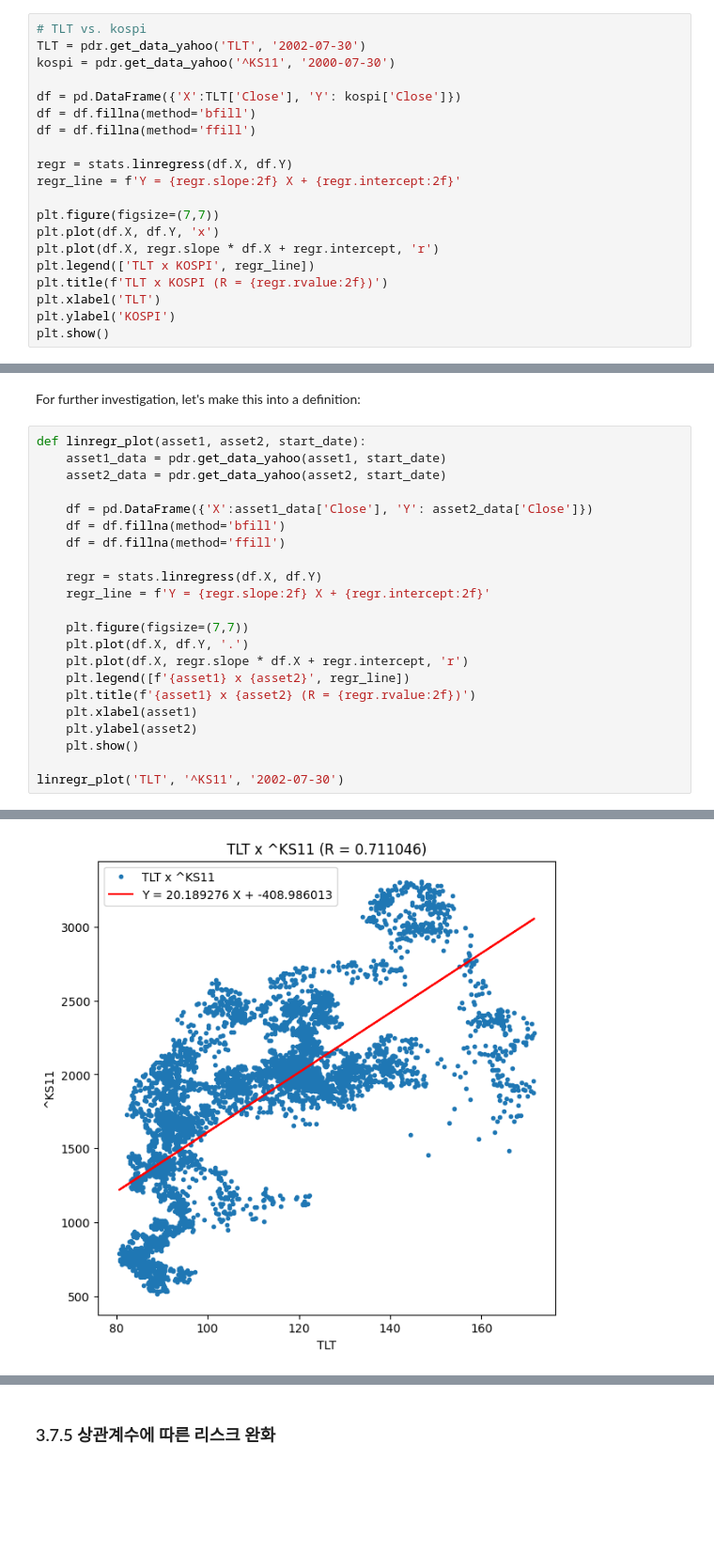
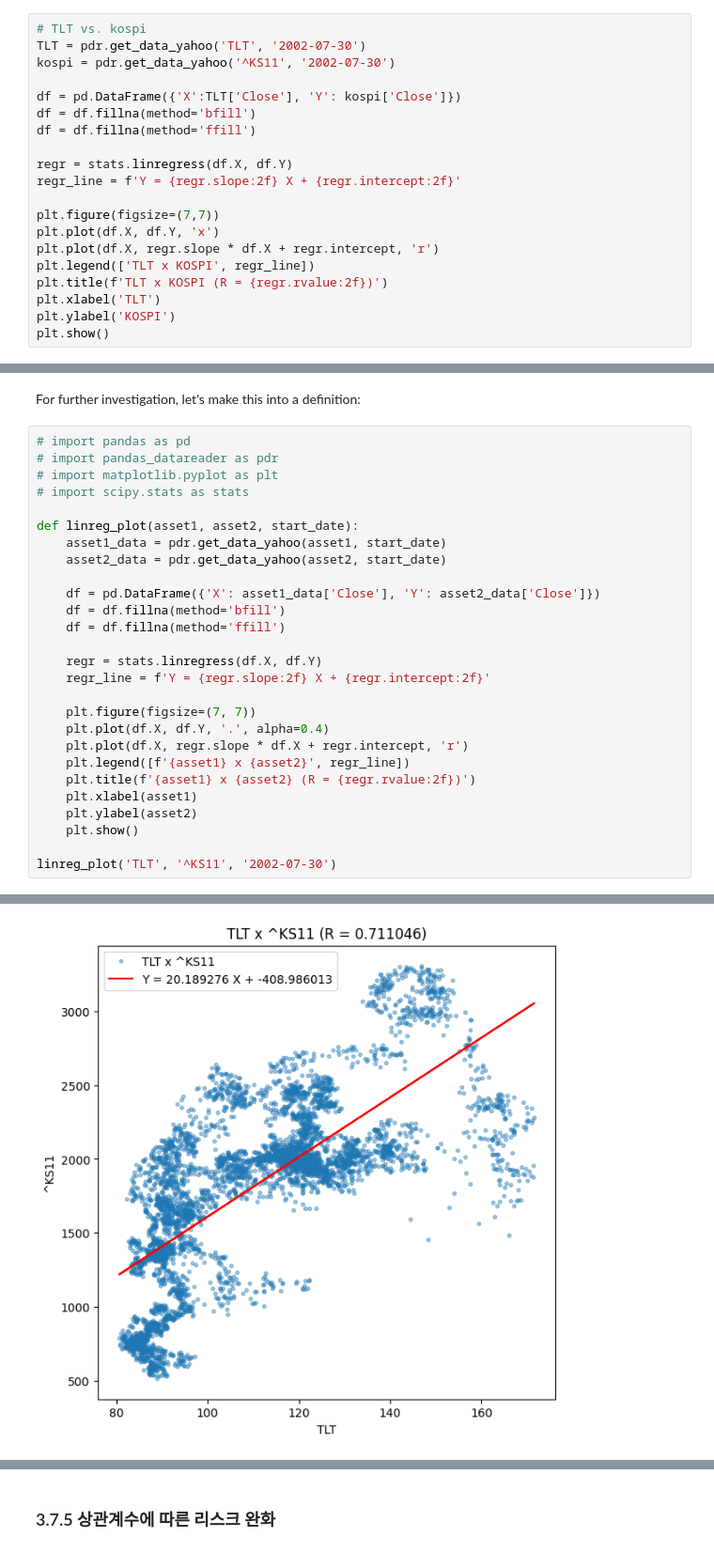
Before and after one commit to wolfinwallst/Financial_Engineering_and_Risk_Management, a Jupyter notebook: 파이썬 증권 데이터 분석/3장 팬더스를 활용한 데이터 분석.ipynb, the cells around one changed output, grey strips where cells are left out. Shown at 94% size. Drawn from its saved outputs; the diff is of its cells as text; blank space fills up the shorter version.

```diff
--- a/파이썬 증권 데이터 분석/3장 팬더스를 활용한 데이터 분석.ipynb
+++ b/파이썬 증권 데이터 분석/3장 팬더스를 활용한 데이터 분석.ipynb
@@ -669,7 +669,7 @@ Intuitively R-squared between them are smaller than that of above result(DJI vs.
 # %%
 # TLT vs. kospi
 TLT = pdr.get_data_yahoo('TLT', '2002-07-30')
-kospi = pdr.get_data_yahoo('^KS11', '2000-07-30')
+kospi = pdr.get_data_yahoo('^KS11', '2002-07-30')
 
 df = pd.DataFrame({'X':TLT['Close'], 'Y': kospi['Close']})
 df = df.fillna(method='bfill')
@@ -693,28 +693,33 @@ plt.show()
 # %% [markdown]
 For further investigation, let's make this into a definition:
 # %%
-def linregr_plot(asset1, asset2, start_date):
+# import pandas as pd
+# import pandas_datareader as pdr
+# import matplotlib.pyplot as plt
+# import scipy.stats as stats
+
+def linreg_plot(asset1, asset2, start_date):
     asset1_data = pdr.get_data_yahoo(asset1, start_date)
     asset2_data = pdr.get_data_yahoo(asset2, start_date)
 
-    df = pd.DataFrame({'X':asset1_data['Close'], 'Y': asset2_data['Close']})
+    df = pd.DataFrame({'X': asset1_data['Close'], 'Y': asset2_data['Close']})
     df = df.fillna(method='bfill')
     df = df.fillna(method='ffill')
 
     regr = stats.linregress(df.X, df.Y)
     regr_line = f'Y = {regr.slope:2f} X + {regr.intercept:2f}'
 
-    plt.figure(figsize=(7,7))
-    plt.plot(df.X, df.Y, '.')
+    plt.figure(figsize=(7, 7))
+    plt.plot(df.X, df.Y, '.', alpha=0.4)
     plt.plot(df.X, regr.slope * df.X + regr.intercept, 'r')
     plt.legend([f'{asset1} x {asset2}', regr_line])
     plt.title(f'{asset1} x {asset2} (R = {regr.rvalue:2f})')
     plt.xlabel(asset1)
     plt.ylabel(asset2)
     plt.show()
 
-linregr_plot('TLT', '^KS11', '2002-07-30')
+linreg_plot('TLT', '^KS11', '2002-07-30')
 # %% [output]
 [*********************100%***********************]  1 of 1 completed
 [*********************100%***********************]  1 of 1 completed
-[figure, old version]
+[figure, new version]
```
Also changed, not shown: parts of 11 cells of this notebook.
